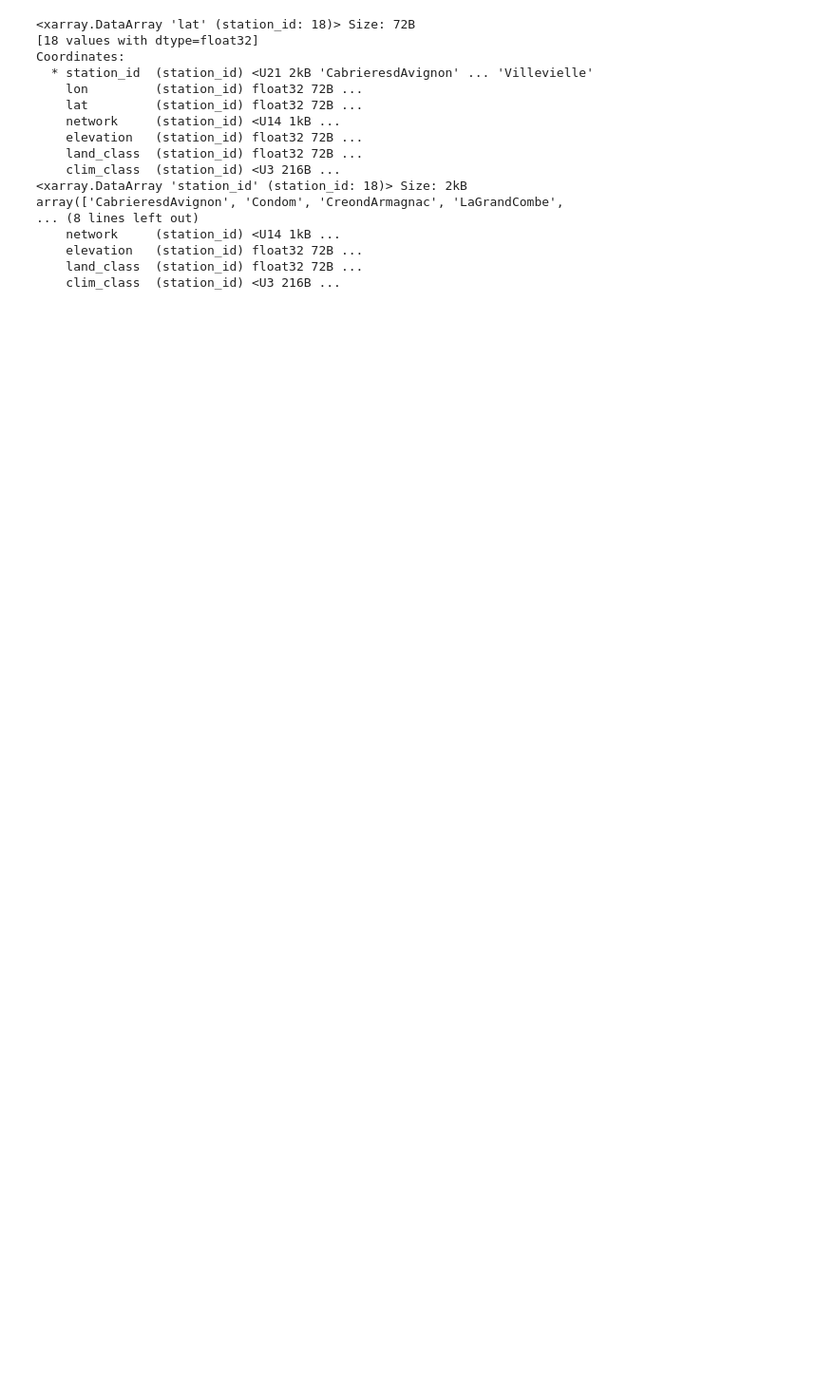
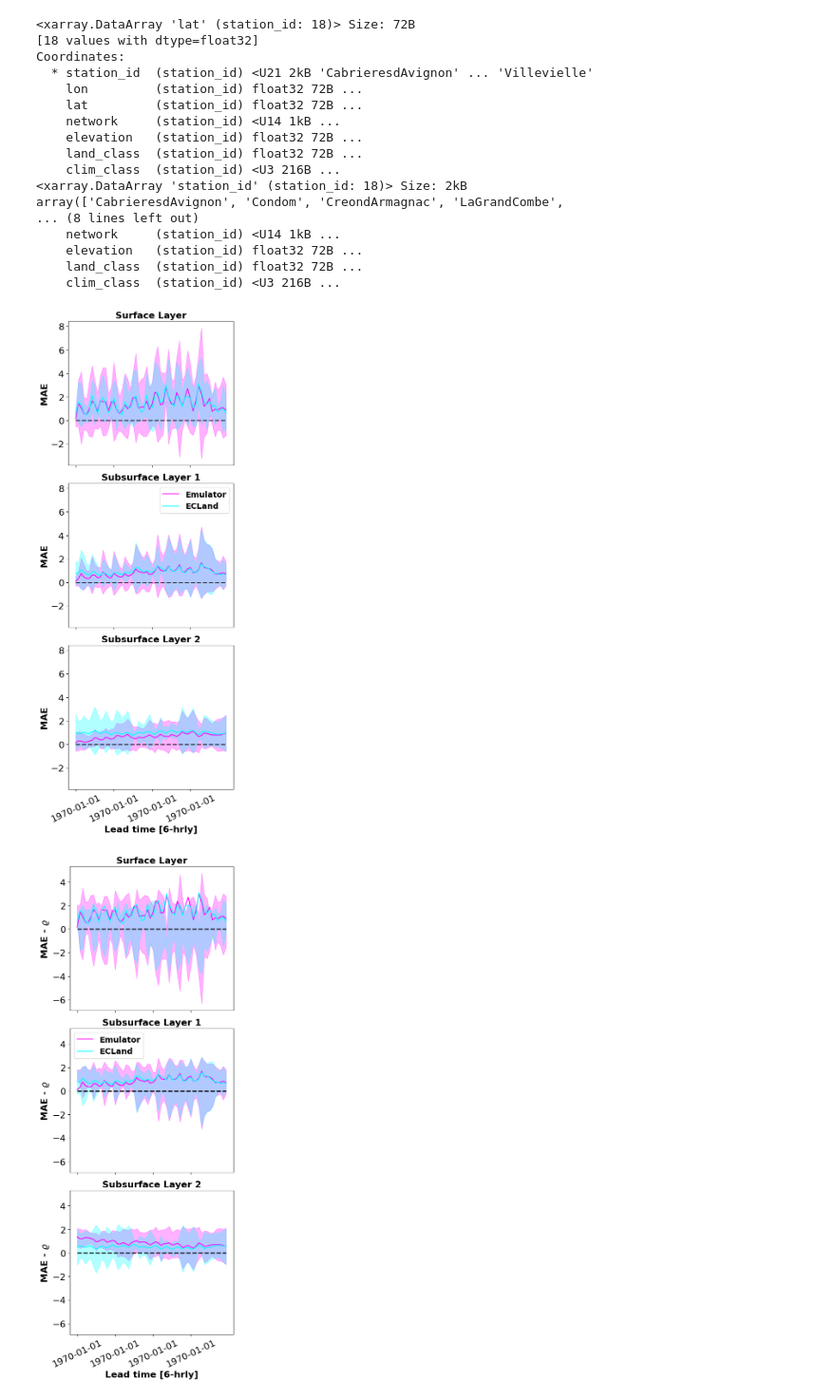
Before and after one commit to MWesselkamp/forecast-horizons, a Jupyter notebook: ecland-emulator/notebooks/assemble_station_data.ipynb, the cells around one changed output. Shown at 95% size. Drawn from its saved outputs; the diff is of its cells as text; code cells hidden in the pictures; blank space fills up the shorter version.

Commit message:
assembled stations

```diff
--- a/ecland-emulator/notebooks/assemble_station_data.ipynb
+++ b/ecland-emulator/notebooks/assemble_station_data.ipynb
@@ -45,3 +62,29 @@ array(['CabrieresdAvignon', 'Condom', 'CreondArmagnac', 'LaGrandCombe',
     elevation   (station_id) float32 72B ...
     land_class  (station_id) float32 72B ...
     clim_class  (station_id) <U3 216B ...
+# %%
+stations = ['Condom', 'Villevielle', 'LaGrandCombe', 'Narbonne']
+stations_dict = {}
+for station in stations:
+    with open(f"../results/SMOSMANIA_{station}_2022_st_ensemble.yaml", 'r') as f:
+        layers = yaml.load(f, Loader=yaml.UnsafeLoader)
+    stations_dict[station] = layers
+# %%
+PlotStations = VisualisationMany(
+                 network = EX_CONFIG["network"],
+                 station = "all",
+                 variable = EX_CONFIG["variable"],
+                 maximum_leadtime = EX_CONFIG["maximum_leadtime"],
+                 score = EX_CONFIG["score"],
+                 doy_vector = None,
+                 evaluation = "ens",
+                 path_to_plots = path_to_plots
+)
+
+PlotStations.assemble_scores(stations_dict)
+PlotStations.plot_scores()
+PlotStations.plot_horizons(EX_CONFIG["tolerance"])
+PlotStations.plot_skill_scores()
+# %% [output]
+[figure, added]
+[figure, added]
```
Also changed, not shown: parts of 3 cells of this notebook, 6 other files.
